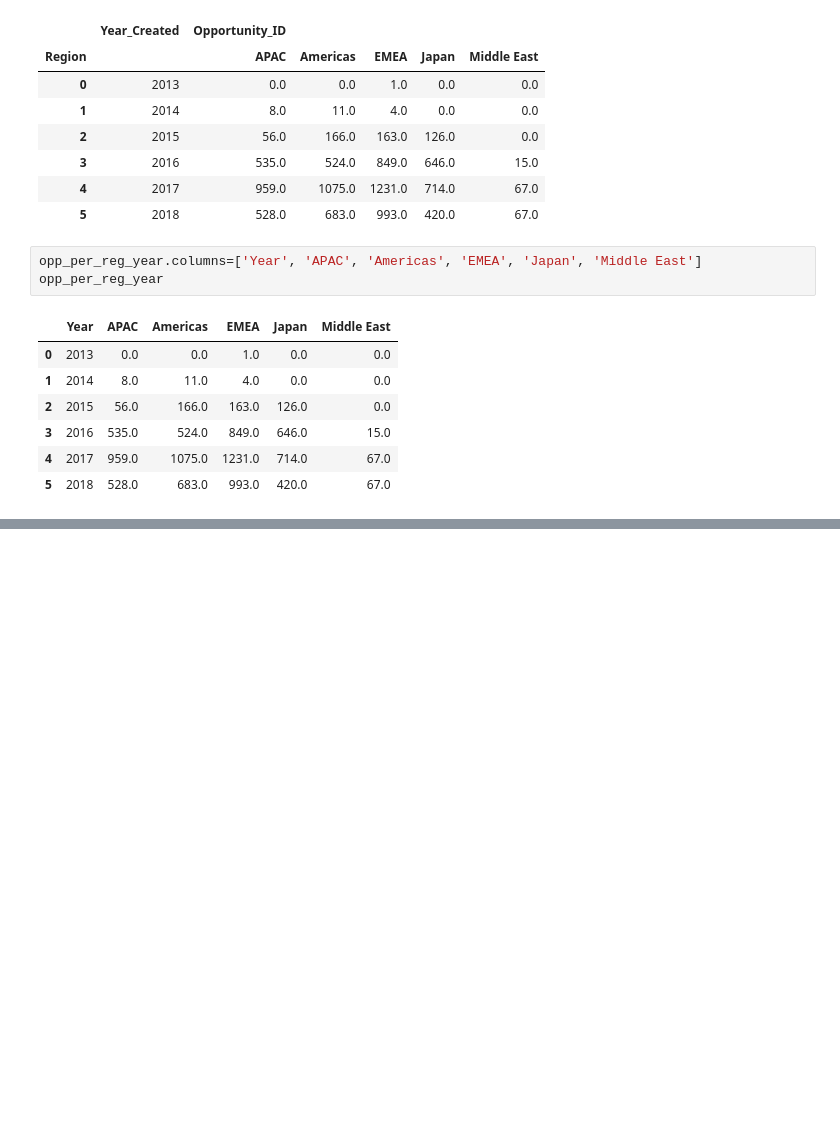
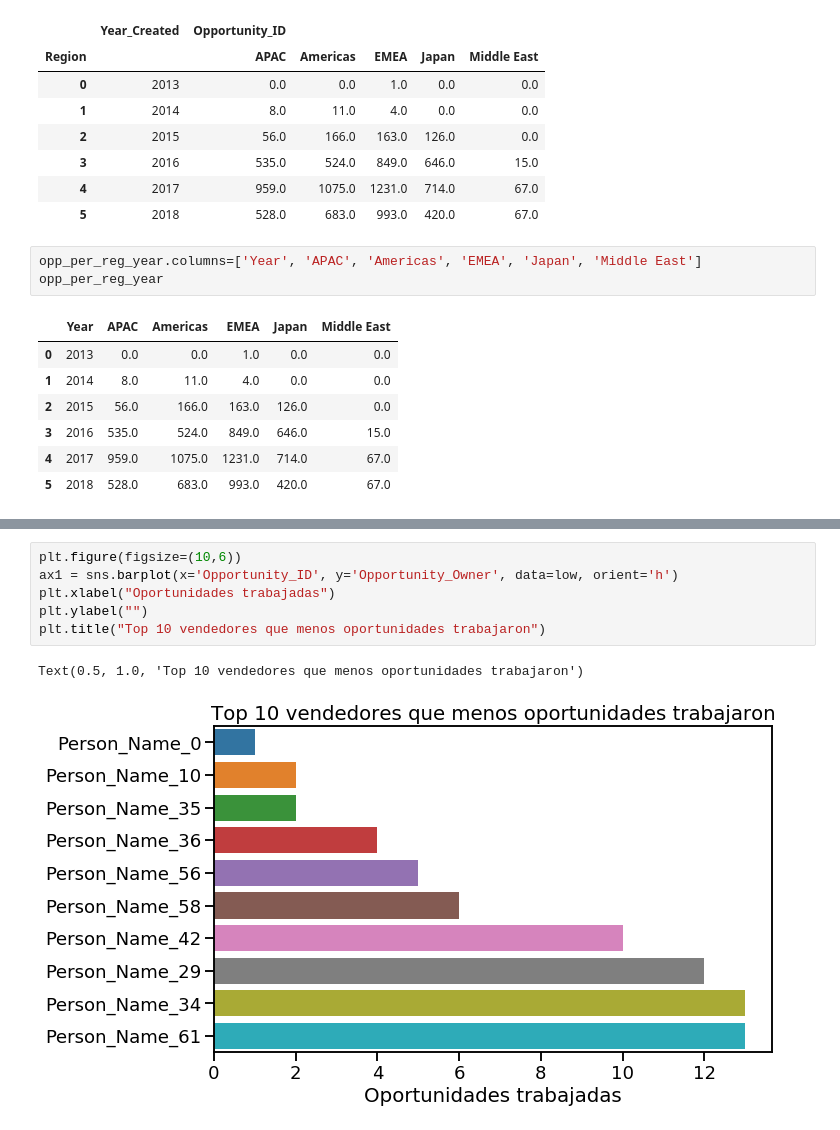
Before and after one commit to RenzoJacinto/TP1-Datos, a Jupyter notebook: cosas.ipynb, the cells around one changed output, grey strips where cells are left out. Saved outputs shown, nothing was run; the diff lists cells and outputs as text; blank space fills up the shorter version.

```diff
--- a/cosas.ipynb
+++ b/cosas.ipynb
@@ -444,0 +566,9 @@ plt.show()
+# %%
+plt.figure(figsize=(10,6))
+ax1 = sns.barplot(x='Opportunity_ID', y='Opportunity_Owner', data=low, orient='h')
+plt.xlabel("Oportunidades trabajadas")
+plt.ylabel("")
+plt.title("Top 10 vendedores que menos oportunidades trabajaron")
+# %% [output]
+Text(0.5, 1.0, 'Top 10 vendedores que menos oportunidades trabajaron')
+[figure, added]
```
Also changed, not shown: parts of 23 cells of this notebook.
